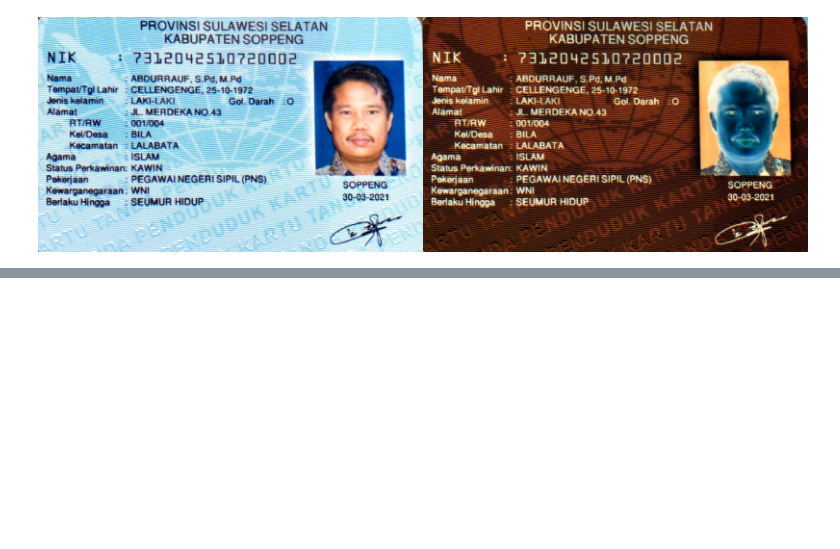
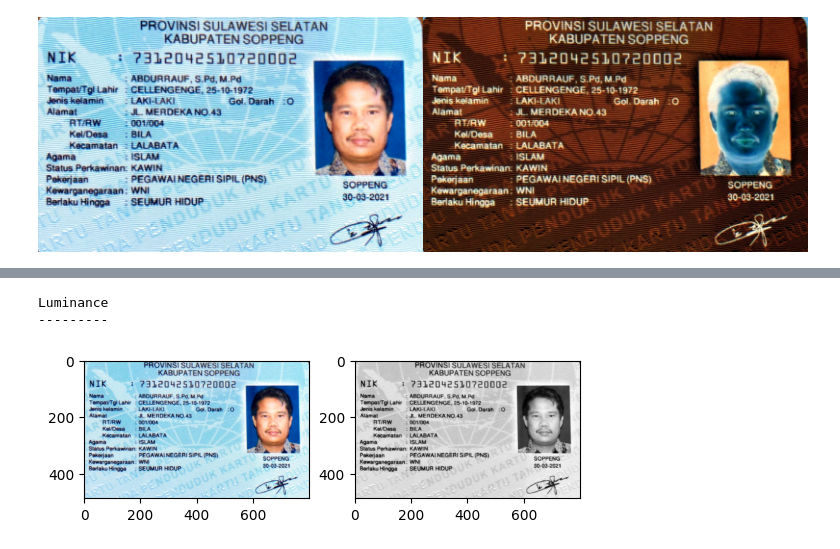
Before and after one commit to sbylash/23_Shasia-Sasa_PCVK, a Jupyter notebook: Week3.ipynb, the cells around one changed output, grey strips where cells are left out. Cells and saved outputs as stored; diff of their text form; code cells hidden in the pictures; blank space fills up the shorter version.

```diff
--- a/Week3.ipynb
+++ b/Week3.ipynb
@@ -117,0 +157,21 @@ Masukkan nilai kecerahan: 50
+# %%
+# c) Luminance
+print('Luminance')
+print('---------')
+
+for y in range(original.shape[0]):
+  for x in range(original.shape[1]):
+   b,g,r = original[y,x]
+   grayscale_luminance = (0.21*r) + (0.72*g) + (0.07*b)
+   grayscale_image[y,x] = np.clip(grayscale_luminance, 0, 255)
+
+plt.subplot(1, 2, 1)
+plt.imshow(cv.cvtColor(original, cv.COLOR_BGR2RGB))
+
+plt.subplot(1, 2, 2)
+plt.imshow(cv.cvtColor(grayscale_image, cv.COLOR_BGR2RGB))
+plt.show()
+# %% [output]
+Luminance
+---------
+[figure, added]
```
Also changed, not shown: parts of 7 cells of this notebook.
